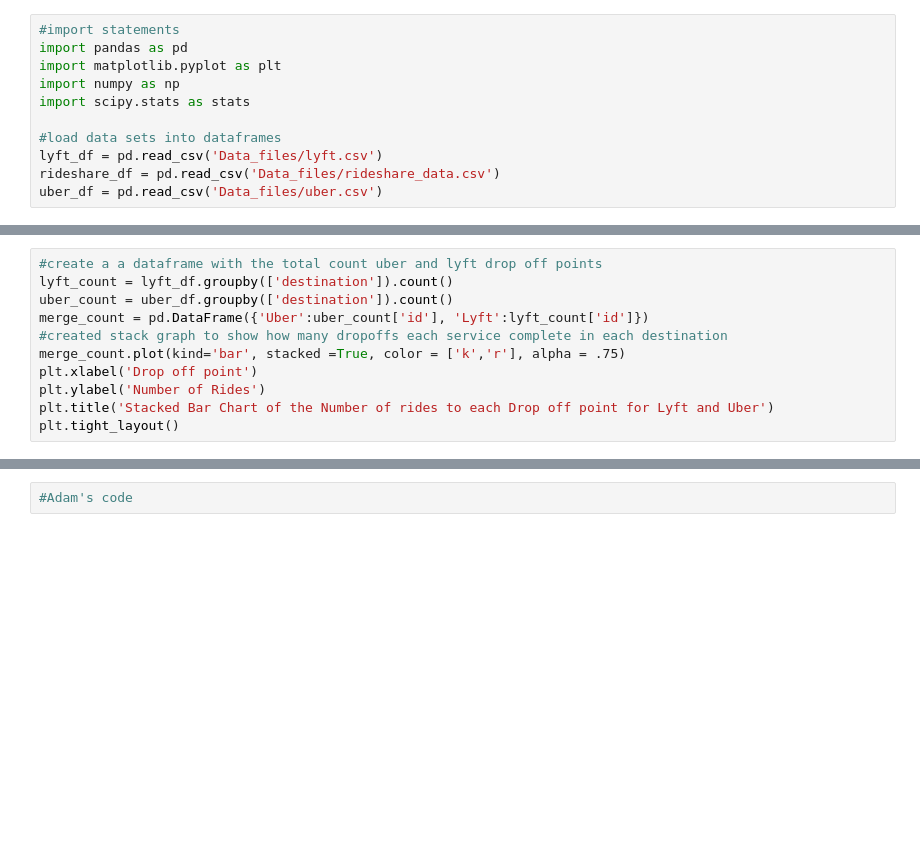
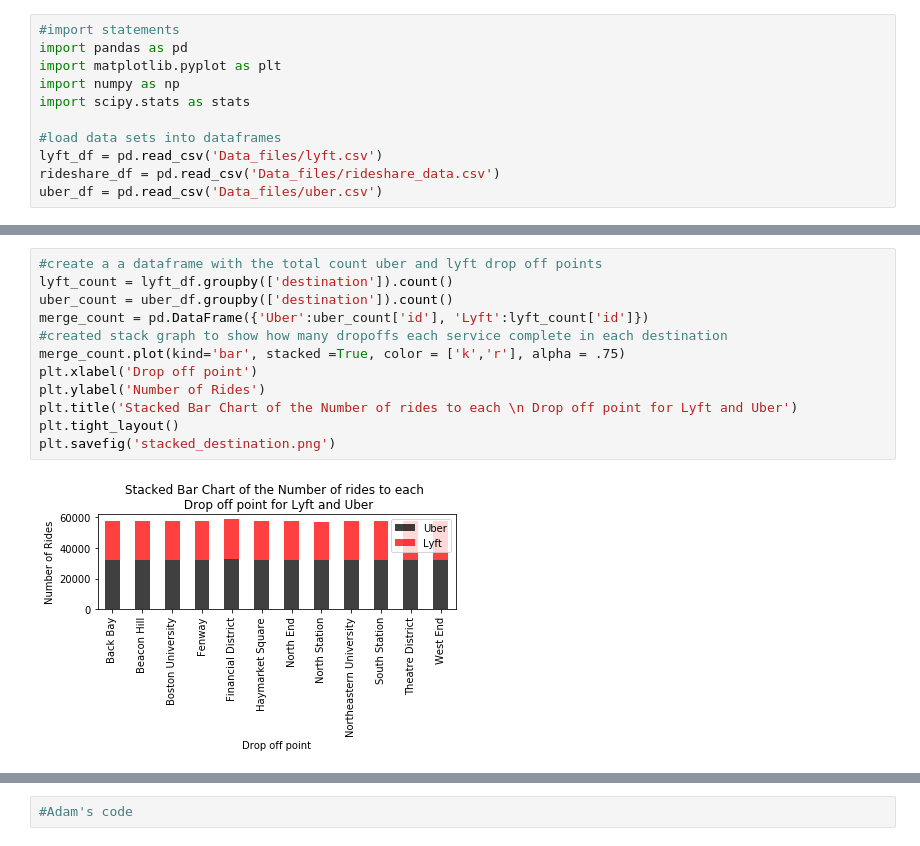
Before and after one commit to Hurle156/group-project-1, a Jupyter notebook: project_1_starter.ipynb, the cells around one changed output, grey strips where cells are left out. Saved outputs shown, nothing was run; the diff lists cells and outputs as text; blank space fills up the shorter version.

```diff
--- a/project_1_starter.ipynb
+++ b/project_1_starter.ipynb
@@ -36,14 +49,17 @@ stats.chisquare(chi_full_data['observed ride count'], chi_full_data['Expected ri
 # %%
 #create a a dataframe with the total count uber and lyft drop off points
 lyft_count = lyft_df.groupby(['destination']).count()
 uber_count = uber_df.groupby(['destination']).count()
 merge_count = pd.DataFrame({'Uber':uber_count['id'], 'Lyft':lyft_count['id']})
 #created stack graph to show how many dropoffs each service complete in each destination
 merge_count.plot(kind='bar', stacked =True, color = ['k','r'], alpha = .75)
 plt.xlabel('Drop off point')
 plt.ylabel('Number of Rides')
-plt.title('Stacked Bar Chart of the Number of rides to each Drop off point for Lyft and Uber')
+plt.title('Stacked Bar Chart of the Number of rides to each \n Drop off point for Lyft and Uber')
 plt.tight_layout()
+plt.savefig('stacked_destination.png')
+# %% [output]
+[figure, added]
 # %%
 #run chi_squared test to see if the difference between services is expected or not
 #calculate observed difference in drop offs by each service in each destination
```
Also changed, not shown: parts of 4 cells of this notebook, 4 other files.
